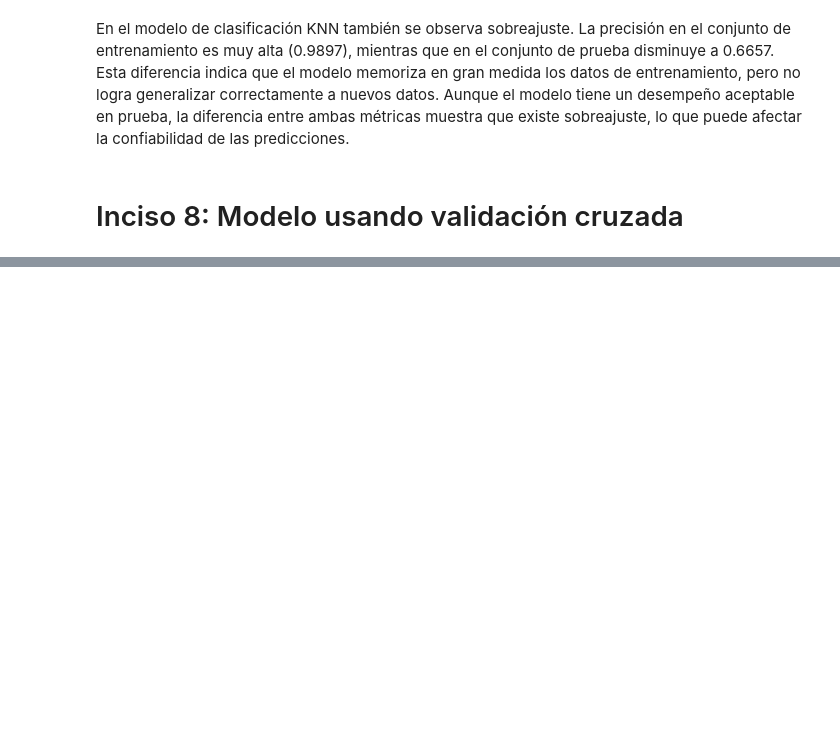
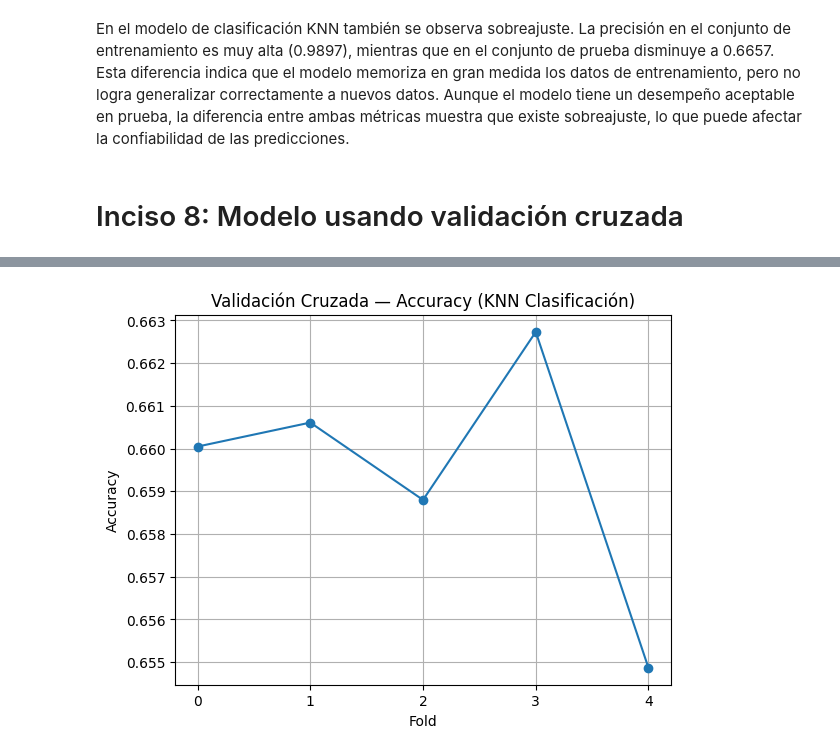
Before and after one commit to ecarcamo/Lab6-MD, a Jupyter notebook: main.ipynb, the cells around one changed output, grey strips where cells are left out. Cells and saved outputs as stored; diff of their text form; code cells hidden in the pictures; blank space fills up the shorter version.

```diff
--- a/main.ipynb
+++ b/main.ipynb
@@ -414,0 +503,12 @@ En el modelo de clasificación KNN también se observa sobreajuste. La precisió
+# %%
+plt.figure()
+plt.plot(scores_acc, marker='o')
+plt.title("Validación Cruzada — Accuracy (KNN Clasificación)")
+plt.xlabel("Fold")
+plt.ylabel("Accuracy")
+plt.xticks(range(len(scores_acc)))
+plt.grid()
+
+plt.show()
+# %% [output]
+[figure, added]
```
Also changed, not shown: parts of 12 cells of this notebook.
